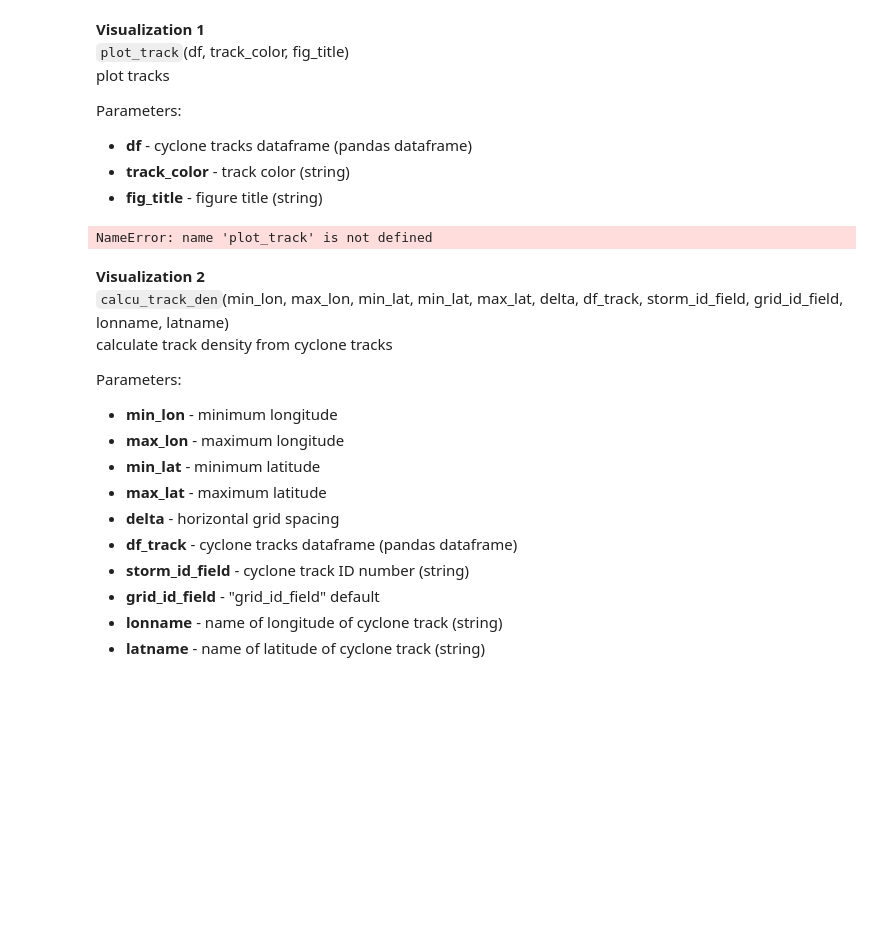
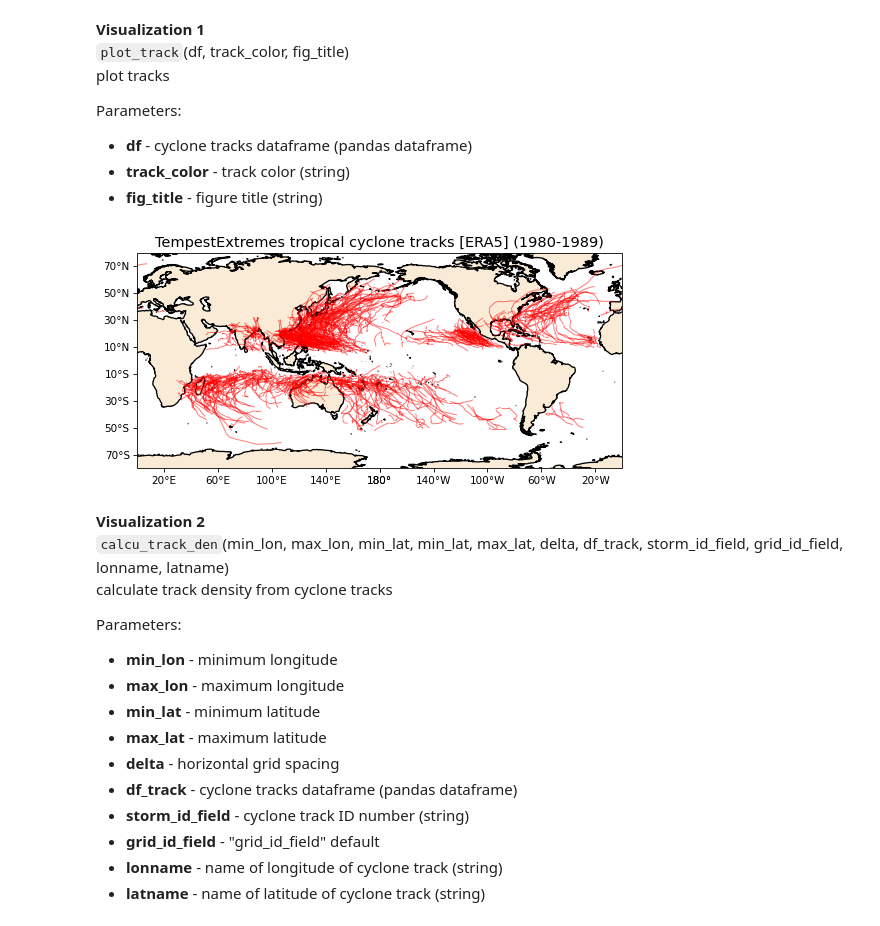
Before and after one commit to 21centuryweather/hk25-AusCyclones, a Jupyter notebook: notebooks/view_TC_era5.ipynb, the cells around one changed output. Cells and saved outputs as stored; diff of their text form; code cells hidden in the pictures; blank space fills up the shorter version.

```diff
--- a/notebooks/view_TC_era5.ipynb
+++ b/notebooks/view_TC_era5.ipynb
@@ -39,9 +38,9 @@ Parameters:
 - **track_color** - track color (string)
 - **fig_title** - figure title (string)
 # %%
-fig = plot_track(dftc, 'red', 'TempestExtremes tropical cyclone tracks [ERA5]')
+fig = plot_track(dftc, 'red', f'TempestExtremes tropical cyclone tracks [ERA5] ({start_year}-{end_year})')
 # %% [output]
-NameError: name 'plot_track' is not defined
+[figure, added]
 # %% [markdown]
 **Visualization 2**
 `calcu_track_den`(min_lon, max_lon, min_lat, min_lat, max_lat, delta, df_track, storm_id_field, grid_id_field, lonname, latname)
```
Also changed, not shown: parts of 5 cells of this notebook.
